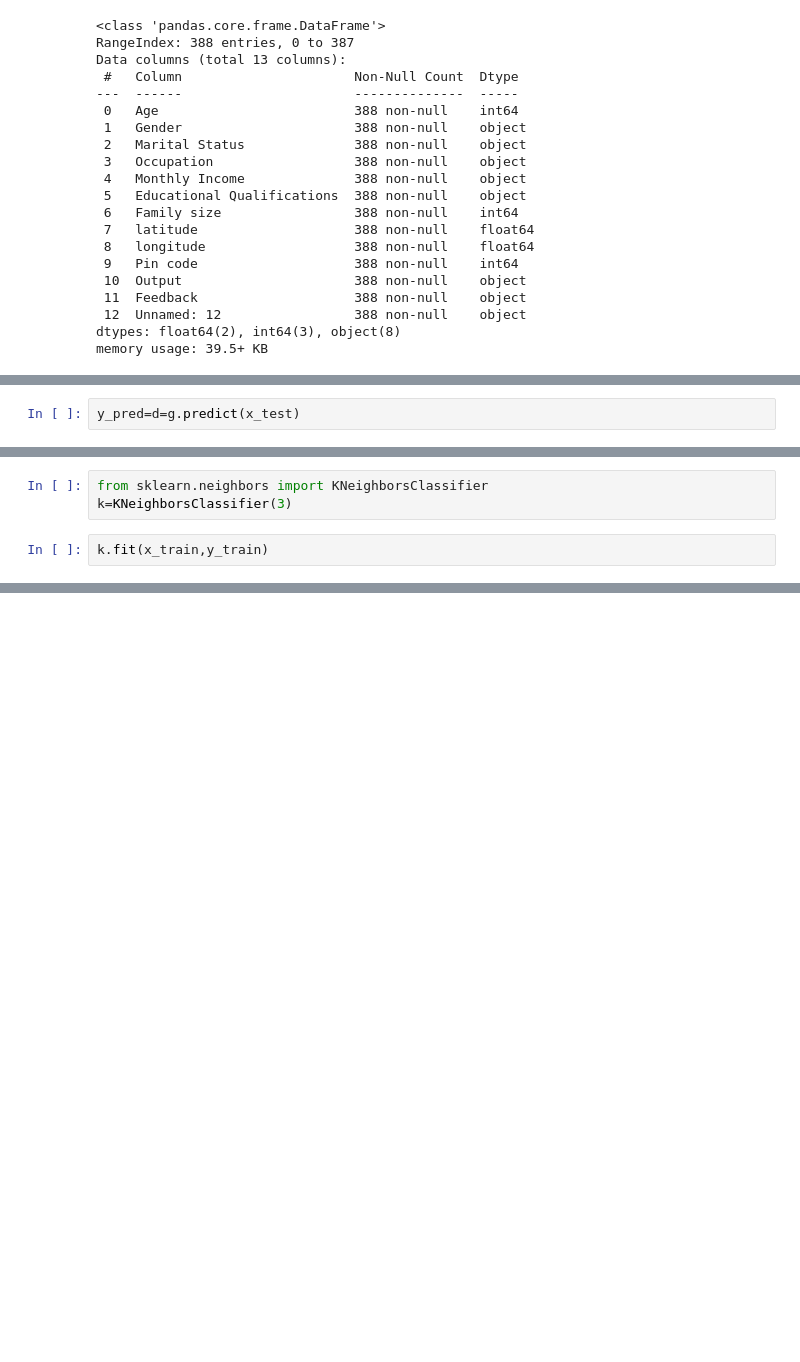
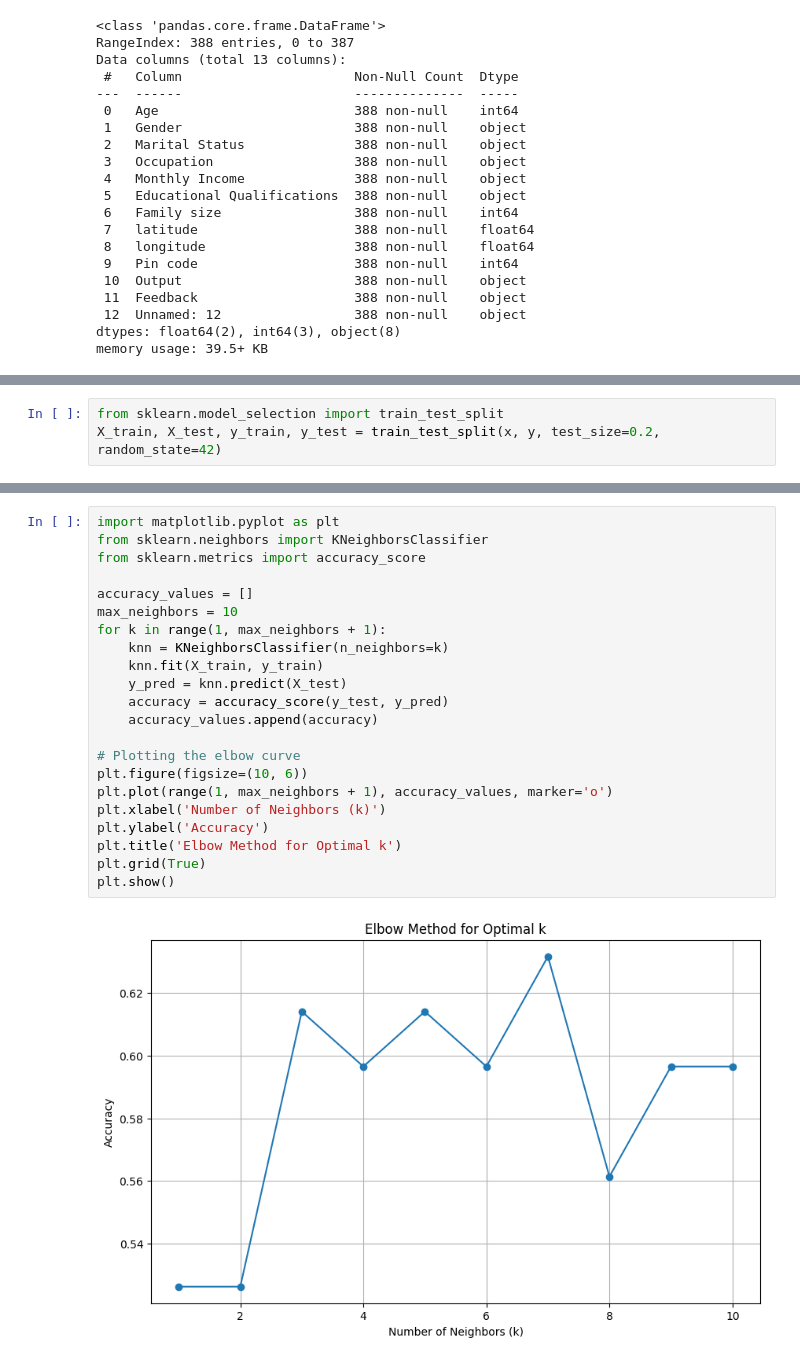
Before and after one commit to Pruthvik-Machhi/classification, a Jupyter notebook: food-classification-knn-logistic-svm-rf-adaboost.ipynb, the cells around one changed output, grey strips where cells are left out. Saved outputs shown, nothing was run; the diff lists cells and outputs as text; blank space fills up the shorter version.

Commit message:
Kaggle Notebook | Food classification using ML models | Version 7

```diff
--- a/food-classification-knn-logistic-svm-rf-adaboost.ipynb
+++ b/food-classification-knn-logistic-svm-rf-adaboost.ipynb
@@ -271,2 +453,0 @@ g.best_params_
-# %%
-y_pred=d=g.predict(x_test)
@@ -280,5 +453,0 @@ print(accuracy_score(y_test,y_pred))
-# %%
-from sklearn.neighbors import KNeighborsClassifier
-k=KNeighborsClassifier(3)
-# %%
-k.fit(x_train,y_train)
@@ -406,0 +459,3 @@ accuracy_score(y_test,y_pred6)
+# %%
+from sklearn.model_selection import train_test_split
+X_train, X_test, y_train, y_test = train_test_split(x, y, test_size=0.2, random_state=42)
@@ -406,0 +587,24 @@ accuracy_score(y_test,y_pred6)
+# %%
+import matplotlib.pyplot as plt
+from sklearn.neighbors import KNeighborsClassifier
+from sklearn.metrics import accuracy_score
+
+accuracy_values = []
+max_neighbors = 10
+for k in range(1, max_neighbors + 1):
+    knn = KNeighborsClassifier(n_neighbors=k)
+    knn.fit(X_train, y_train)
+    y_pred = knn.predict(X_test)
+    accuracy = accuracy_score(y_test, y_pred)
+    accuracy_values.append(accuracy)
+
+# Plotting the elbow curve
+plt.figure(figsize=(10, 6))
+plt.plot(range(1, max_neighbors + 1), accuracy_values, marker='o')
+plt.xlabel('Number of Neighbors (k)')
+plt.ylabel('Accuracy')
+plt.title('Elbow Method for Optimal k')
+plt.grid(True)
+plt.show()
+# %% [output]
+[figure, added]
```
Also changed, not shown: parts of 116 cells of this notebook.
